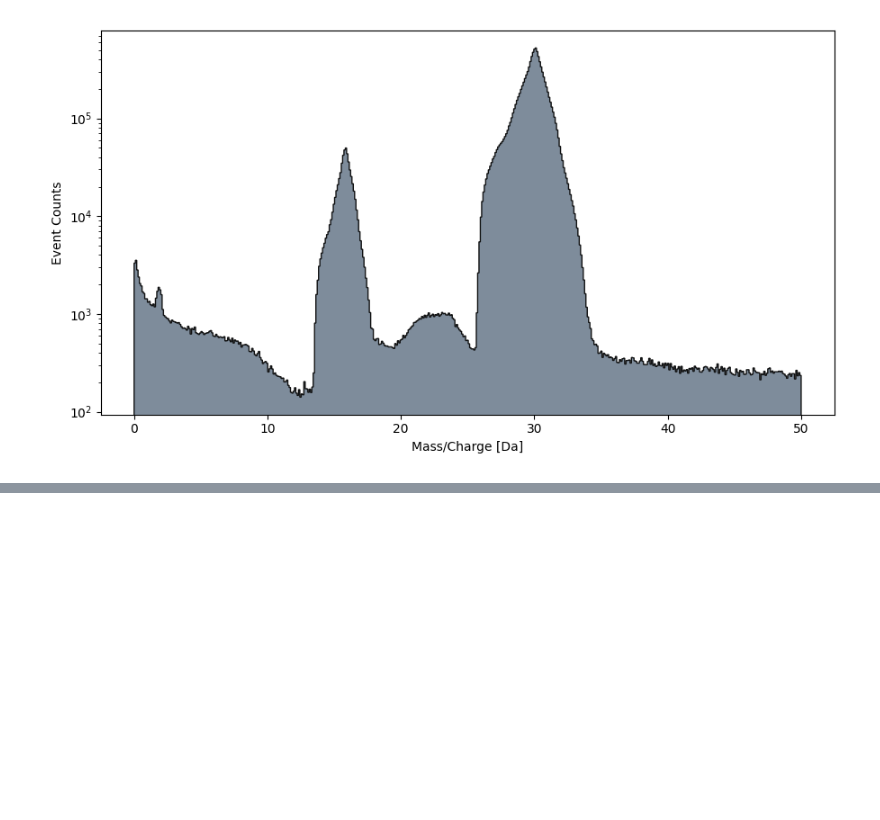
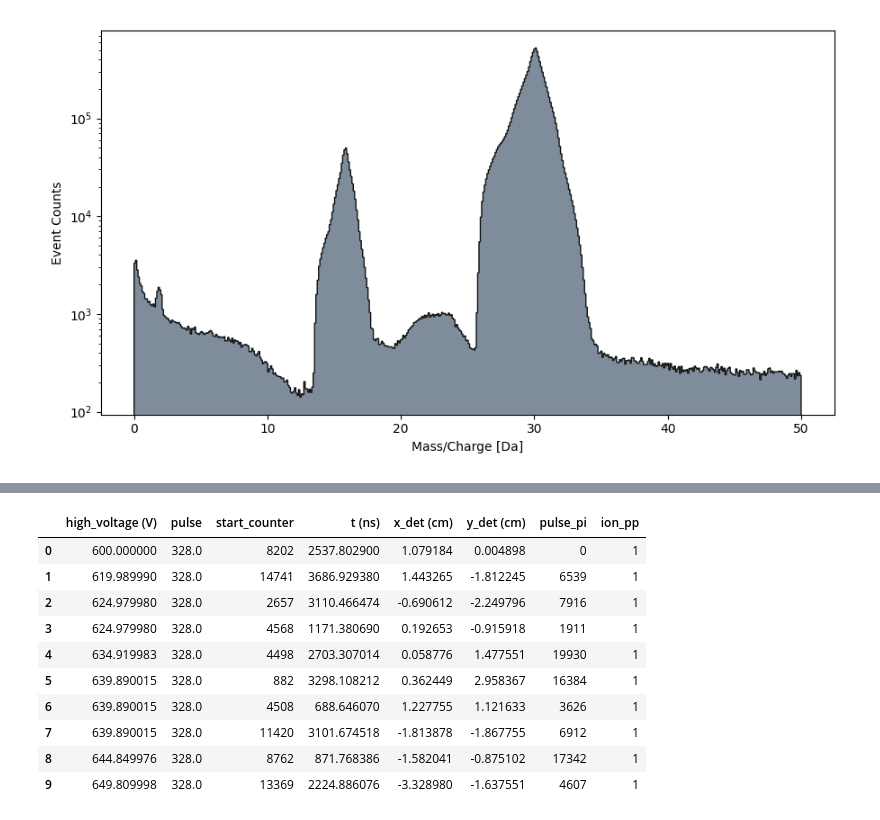
Before and after one commit to mmonajem/pyoxcart, a Jupyter notebook: pyccapt/calibration/tutorials/jupyter_files/raw_data_analysis.ipynb, the cells around one changed output, grey strips where cells are left out. Cells and saved outputs as stored; diff of their text form; code cells hidden in the pictures; blank space fills up the shorter version.

```diff
--- a/pyccapt/calibration/tutorials/jupyter_files/raw_data_analysis.ipynb
+++ b/pyccapt/calibration/tutorials/jupyter_files/raw_data_analysis.ipynb
@@ -808,0 +822,46 @@ df_4.to_hdf('analyzed_raw_data_4.h5', key='df', mode='w')
+# %%
+counter = df_total['start_counter'].to_numpy()
+pulse_pi = np.zeros(len(counter))
+ion_pp = np.zeros(len(counter))
+
+
+multi_hit_count = 1
+
+for i, current_counter in enumerate(counter):
+    if i == 0:
+        pulse_pi[i] = 0
+        previous_counter = current_counter
+    else:
+        sc = current_counter - previous_counter
+        if sc < 0:
+            sc_a = 20000 - previous_counter
+            sc_b = current_counter
+            sc = sc_a + sc_b
+
+        pulse_pi[i] = sc
+
+        if current_counter == previous_counter:
+            multi_hit_count += 1
+        else:
+            for j in range(multi_hit_count):
+                if i + j < len(counter):
+                    ion_pp[i - j - 1] = multi_hit_count
+
+
+            multi_hit_count = 1
+            previous_counter = current_counter
+df_total['pulse_pi'] = pulse_pi.astype(np.uintc)
+df_total['ion_pp'] = ion_pp.astype(np.uintc)
+df_total[:10]
+# %% [output]
+|  | high_voltage (V) | pulse | start_counter | t (ns) | x_det (cm) | y_det (cm) | pulse_pi | ion_pp |
+| 0 | 600.000000 | 328.0 | 8202 | 2537.802900 | 1.079184 | 0.004898 | 0 | 1 |
+| 1 | 619.989990 | 328.0 | 14741 | 3686.929380 | 1.443265 | -1.812245 | 6539 | 1 |
+| 2 | 624.979980 | 328.0 | 2657 | 3110.466474 | -0.690612 | -2.249796 | 7916 | 1 |
+| 3 | 624.979980 | 328.0 | 4568 | 1171.380690 | 0.192653 | -0.915918 | 1911 | 1 |
+| 4 | 634.919983 | 328.0 | 4498 | 2703.307014 | 0.058776 | 1.477551 | 19930 | 1 |
+| 5 | 639.890015 | 328.0 | 882 | 3298.108212 | 0.362449 | 2.958367 | 16384 | 1 |
+| 6 | 639.890015 | 328.0 | 4508 | 688.646070 | 1.227755 | 1.121633 | 3626 | 1 |
+| 7 | 639.890015 | 328.0 | 11420 | 3101.674518 | -1.813878 | -1.867755 | 6912 | 1 |
+| 8 | 644.849976 | 328.0 | 8762 | 871.768386 | -1.582041 | -0.875102 | 17342 | 1 |
+| 9 | 649.809998 | 328.0 | 13369 | 2224.886076 | -3.328980 | -1.637551 | 4607 | 1 |
```
Also changed, not shown: parts of 13 cells of this notebook, 5 other files.
